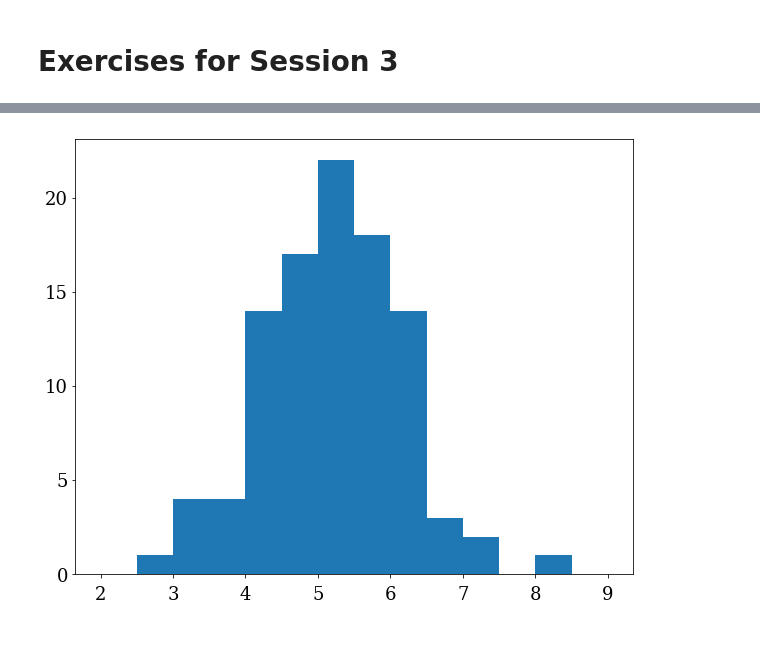
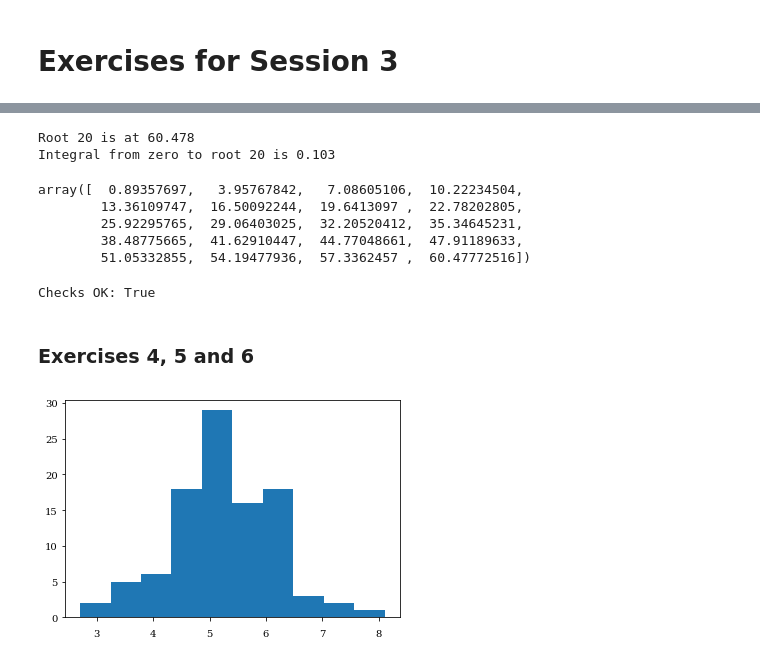
Before and after one commit to mpags-python/exercises, a Jupyter notebook: Exercises3.ipynb, the cells around one changed output, grey strips where cells are left out. Saved outputs shown, nothing was run; the diff lists cells and outputs as text; code cells hidden in the pictures.

Commit message:
Updated exercise 3 solution for 2017

```diff
--- a/Exercises3.ipynb
+++ b/Exercises3.ipynb
@@ -5,9 +5,4 @@ from __future__ import print_function
 %matplotlib inline
 import numpy as np
 import matplotlib.pyplot as plt
-from scipy import stats, optimize
-
-# better-looking plots
-plt.rcParams['font.family'] = 'serif'
-plt.rcParams['figure.figsize'] = (10.0, 8.0)
-plt.rcParams['font.size'] = 18
+from scipy import stats, optimize, integrate
@@ -14,3 +57,34 @@ plt.rcParams['font.size'] = 18
+# %%
+n = 20
+roots = yv0_roots(n)
+roots
+# %% [output]
+Root 20 is at 60.478
+Integral from zero to root 20 is 0.103
+array([  0.89357697,   3.95767842,   7.08605106,  10.22234504,
+        13.36109747,  16.50092244,  19.6413097 ,  22.78202805,
+        25.92295765,  29.06403025,  32.20520412,  35.34645231,
+        38.48775665,  41.62910447,  44.77048661,  47.91189633,
+        51.05332855,  54.19477936,  57.3362457 ,  60.47772516])
+# %%
+# check roots
+if n < 140:
+    # this uses an hardcoded method which only applies up to n=139
+    rtrue = y0_zeros(n)[0]
+    ok = (numpy.abs(rtrue - roots) < 1e-5).all()
+    print('Checks OK:', ok)
+else:
+    # check the interval between each root is sensible (tested to n = 10000)
+    d = roots[1:] - roots[:-1]
+    ok = (d > 3) & (d < numpy.pi+1e-5)
+    print('Checks OK:', ok.all())
+    if not ok.all():
+        bad = numpy.logical_not(ok)
+        printbad.nonzero()[0], d[bad]
+# %% [output]
+Checks OK: True
+# %% [markdown]
+### Exercises 4, 5 and 6
 # %%
 # create 100 samples from a Normal distribution
 # with mean 5 and standard deviation 1
@@ -22,10 +96,10 @@ d = stats.norm.rvs(m, s, size=n)
 # %%
 # histogram the data - this can be done with numpy,
 # or simultaneously with plotting with pyplot
 #hx, hy = numpy.histogram(d, bins=10)
-hy, hx, p = plt.hist(d, bins=14, range=(2, 9), histtype='stepfilled')
+hy, hx, p = plt.hist(d, bins=10, histtype='stepfilled')
 # %% [output]
-[figure, old version]
+[figure, new version]
 # %%
 # get the width of the bins and hence normalisation
 w = hx[1]-hx[0]
```
Also changed, not shown: parts of 9 cells of this notebook.
